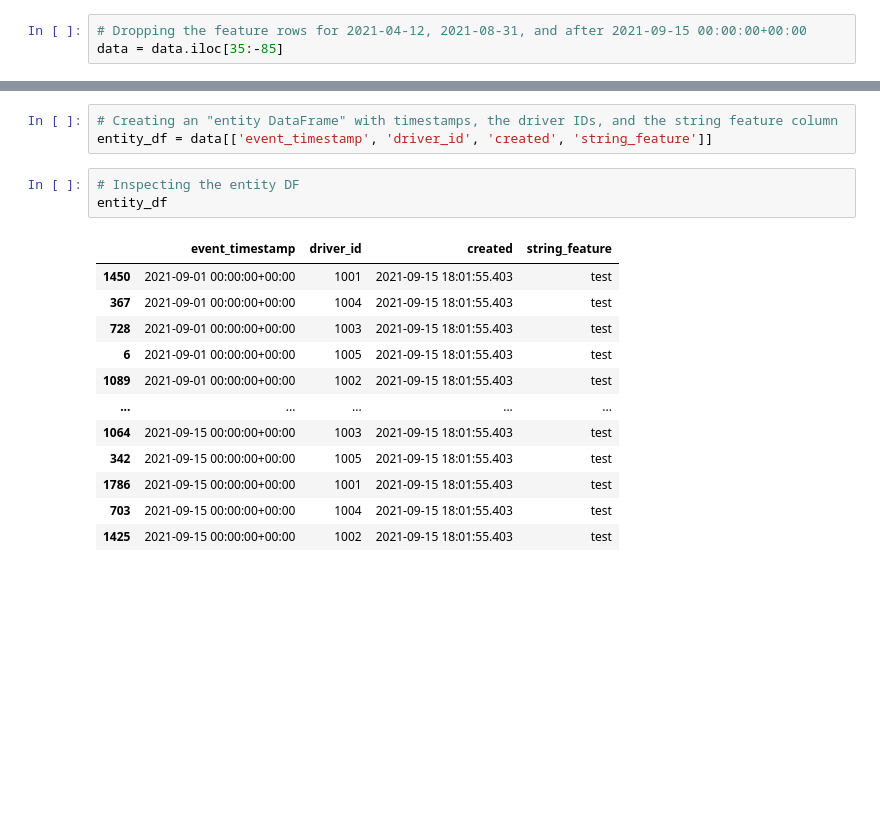
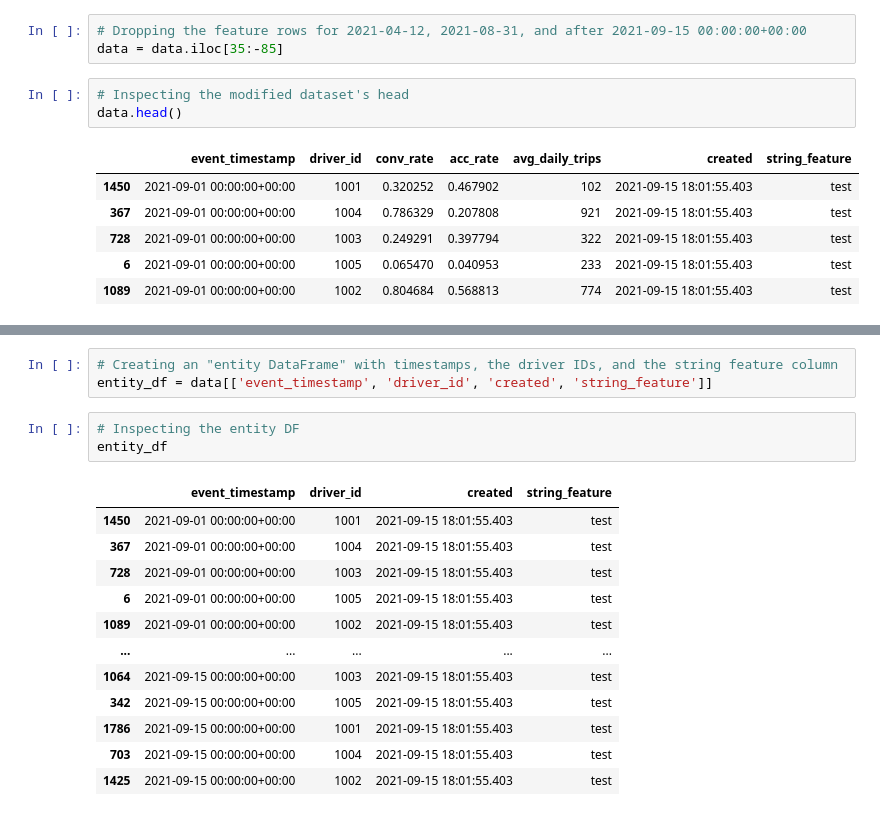
Before and after one commit to tavetisyan95/feast_web_app_toy_data, a Jupyter notebook: data_preparation.ipynb, the cells around one changed output, grey strips where cells are left out. Cells and saved outputs as stored; diff of their text form; blank space fills up the shorter version.

```diff
--- a/data_preparation.ipynb
+++ b/data_preparation.ipynb
@@ -32,3 +53,13 @@ data.head(25)
 # %%
 # Dropping the feature rows for 2021-04-12, 2021-08-31, and after 2021-09-15 00:00:00+00:00
 data = data.iloc[35:-85]
+# %%
+# Inspecting the modified dataset's head
+data.head()
+# %% [output]
+|  | event_timestamp | driver_id | conv_rate | acc_rate | avg_daily_trips | created | string_feature |
+| 1450 | 2021-09-01 00:00:00+00:00 | 1001 | 0.320252 | 0.467902 | 102 | 2021-09-15 18:01:55.403 | test |
+| 367 | 2021-09-01 00:00:00+00:00 | 1004 | 0.786329 | 0.207808 | 921 | 2021-09-15 18:01:55.403 | test |
+| 728 | 2021-09-01 00:00:00+00:00 | 1003 | 0.249291 | 0.397794 | 322 | 2021-09-15 18:01:55.403 | test |
+| 6 | 2021-09-01 00:00:00+00:00 | 1005 | 0.065470 | 0.040953 | 233 | 2021-09-15 18:01:55.403 | test |
+| 1089 | 2021-09-01 00:00:00+00:00 | 1002 | 0.804684 | 0.568813 | 774 | 2021-09-15 18:01:55.403 | test |
```
Also changed, not shown: parts of 7 cells of this notebook.
